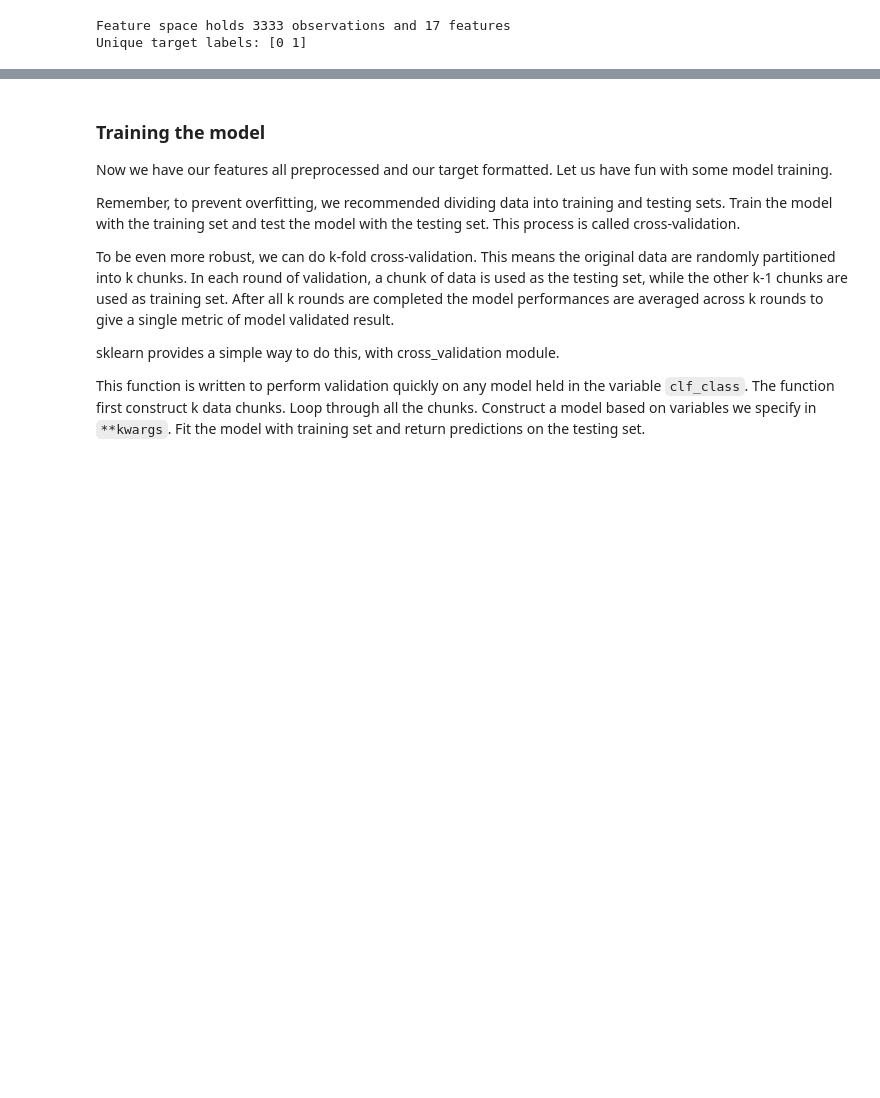
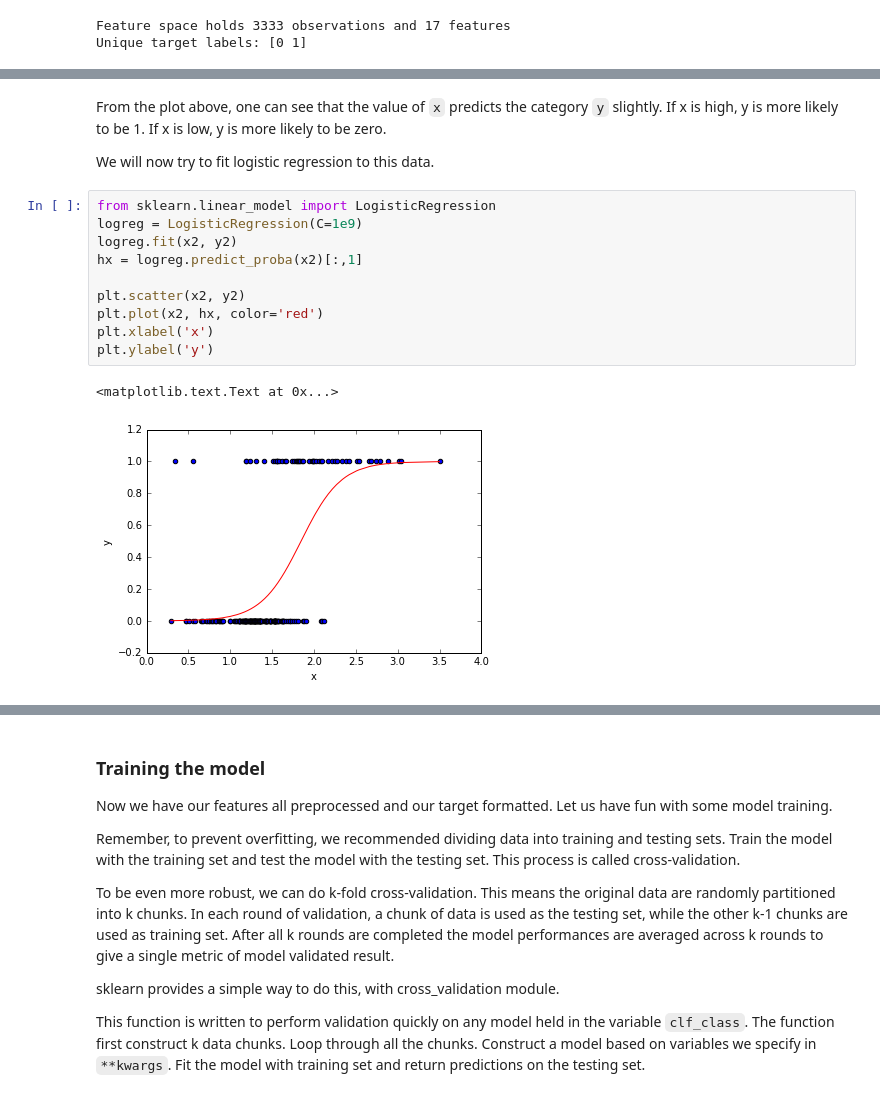
Before and after one commit to JahChaisang/churnPrediction, a Jupyter notebook: Churn Prediction Example.ipynb, the cells around one changed output, grey strips where cells are left out. Drawn from its saved outputs; the diff is of its cells as text; blank space fills up the shorter version.

```diff
--- a/Churn Prediction Example.ipynb
+++ b/Churn Prediction Example.ipynb
@@ -69,0 +133,17 @@ Unique target labels: [0 1]
+# %% [markdown]
+From the plot above, one can see that the value of `x` predicts the category `y` slightly. If x is high, y is more likely to be 1. If x is low, y is more likely to be zero.
+
+We will now try to fit logistic regression to this data.
+# %%
+from sklearn.linear_model import LogisticRegression
+logreg = LogisticRegression(C=1e9)
+logreg.fit(x2, y2)
+hx = logreg.predict_proba(x2)[:,1]
+
+plt.scatter(x2, y2)
+plt.plot(x2, hx, color='red')
+plt.xlabel('x')
+plt.ylabel('y')
+# %% [output]
+<matplotlib.text.Text at 0x...>
+[figure, added]
```
Also changed, not shown: parts of 18 cells of this notebook.
